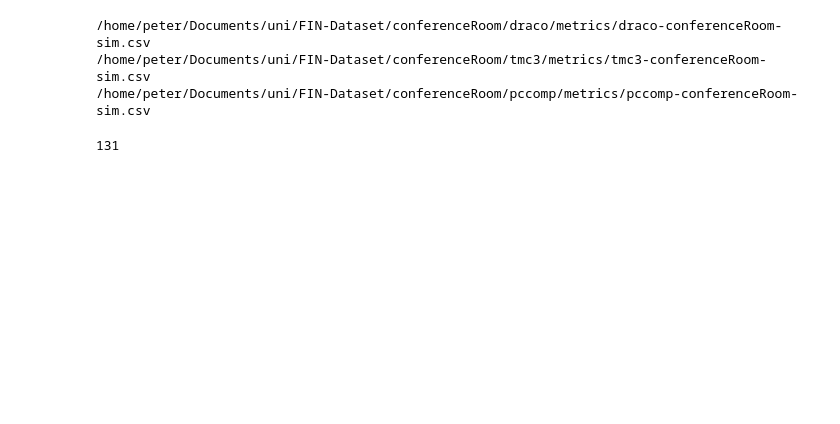
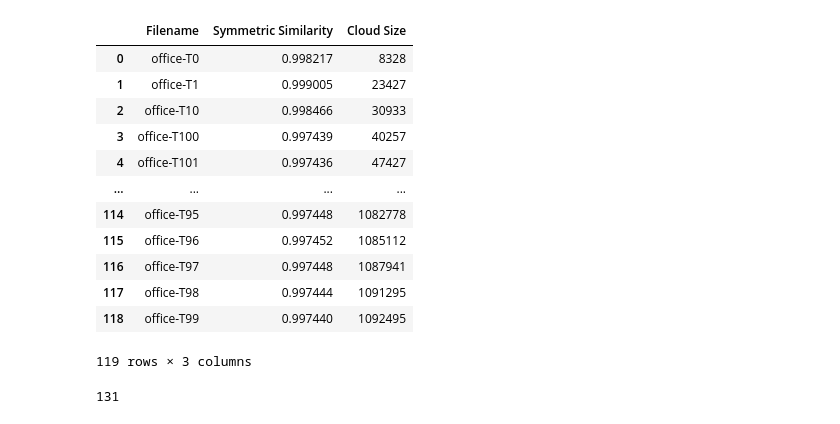
Before and after one commit to lupeterm/pc-compression, a Jupyter notebook: plot.ipynb, the cells around one changed output. Saved outputs shown, nothing was run; the diff lists cells and outputs as text; code cells hidden in the pictures; blank space fills up the shorter version.

```diff
--- a/plot.ipynb
+++ b/plot.ipynb
@@ -9,24 +9,37 @@ scene = "conferenceRoom"
 # %%
 def gather_dfs(scene: str):
     root = os.path.join(FIN_PATH, scene)
-    data = dict()
+    qual_data = dict()
+    sim_data = dict()
     for subdir in os.listdir(root):
         if not os.path.isdir(os.path.join(root, subdir)) or subdir == "GT":
             continue
         metrics_path = os.path.join(FIN_PATH, scene, subdir, "metrics", f"{subdir}-{scene}.csv")
-        # sim_path = os.path.join(FIN_PATH, scene, subdir, "metrics", f"{subdir}-{scene}-sim.csv")
-        # print(sim_path)
+        sim_path = os.path.join(FIN_PATH, scene, subdir, "metrics", f"{subdir}-{scene}-sim.csv")
         metrics = pd.read_csv(metrics_path)
-        # sim = pd.read_csv(sim_path)
-        # metrics["Symmetric Similarity"] = sim["Symmetric Similarity"]
-        data[subdir] = metrics
-    return data
+        sim = pd.read_csv(sim_path)
+        sim["Cloud Size"] = metrics["num_points"]
+        metrics["Symmetric Similarity"] = sim["Symmetric Similarity"]
+        qual_data[subdir] = metrics
+        sim_data[subdir] = sim
+    return qual_data, sim_data
 # %%
-data = gather_dfs(scene)
+qual_data, sim_data = gather_dfs(scene)
+sim_data
 # %% [output]
+|  | Filename | Symmetric Similarity | Cloud Size |
+| 0 | office-T0 | 0.998217 | 8328 |
+| 1 | office-T1 | 0.999005 | 23427 |
+| 2 | office-T10 | 0.998466 | 30933 |
+| 3 | office-T100 | 0.997439 | 40257 |
+| 4 | office-T101 | 0.997436 | 47427 |
+| ... | ... | ... | ... |
+| 114 | office-T95 | 0.997448 | 1082778 |
+| 115 | office-T96 | 0.997452 | 1085112 |
+| 116 | office-T97 | 0.997448 | 1087941 |
+| 117 | office-T98 | 0.997444 | 1091295 |
+| 118 | office-T99 | 0.997440 | 1092495 |
-/home/peter/Documents/uni/FIN-Dataset/conferenceRoom/draco/metrics/draco-conferenceRoom-sim.csv
-/home/peter/Documents/uni/FIN-Dataset/conferenceRoom/tmc3/metrics/tmc3-conferenceRoom-sim.csv
-/home/peter/Documents/uni/FIN-Dataset/conferenceRoom/pccomp/metrics/pccomp-conferenceRoom-sim.csv
+119 rows × 3 columns
 # %%
 files =  [file.split("-")[0][1:] for file in os.listdir(os.path.join(FIN_PATH, scene)) if os.path.isfile(os.path.join(FIN_PATH, scene, file)) and file.endswith(".ply")]
 num_clouds = max(map(int, files))+1
```
Also changed, not shown: parts of 10 cells of this notebook, 3 other files.
